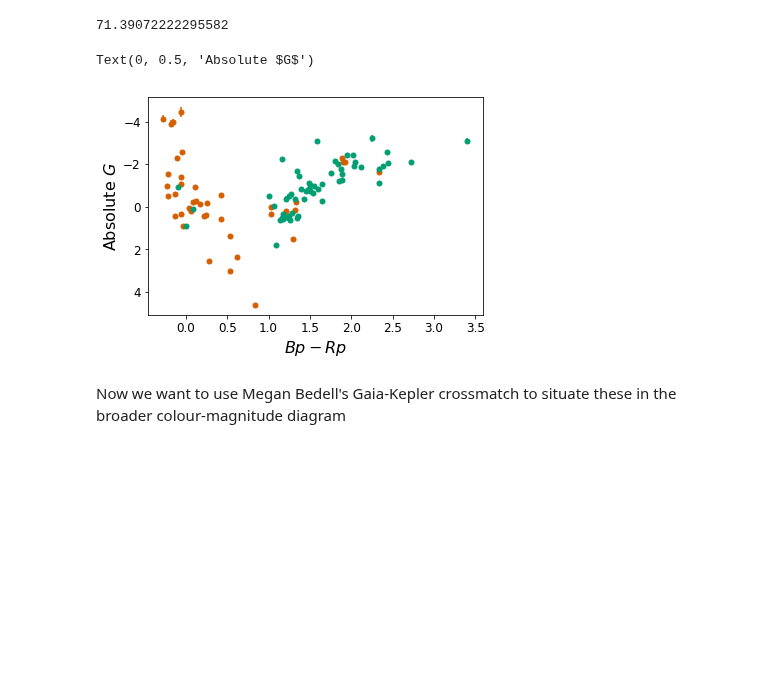
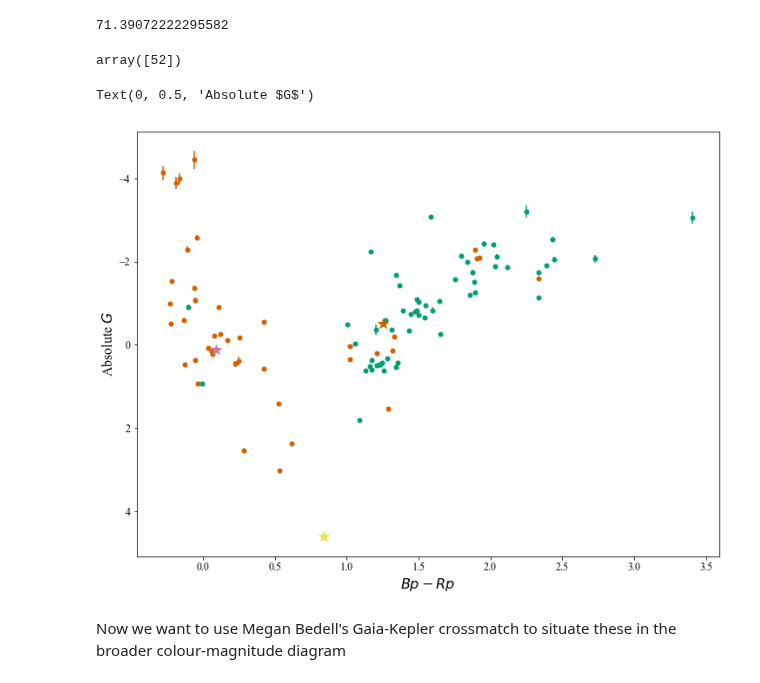
Before and after one commit to benjaminpope/smearcampaign, a Jupyter notebook: notebooks/read_catalogues.ipynb, the cells around one changed output. Cells and saved outputs as stored; diff of their text form; code cells hidden in the pictures; blank space fills up the shorter version.

```diff
--- a/notebooks/read_catalogues.ipynb
+++ b/notebooks/read_catalogues.ipynb
@@ -19,12 +19,13 @@ mpl.style.use('seaborn-colorblind')
 #(the ones in comments are the ipython notebook settings)
 
 mpl.rcParams['figure.figsize']=(12.0,9.0)    #(6.0,4.0)
-mpl.rcParams['font.size']=18               #10
-mpl.rcParams['savefig.dpi']= 200             #72
+mpl.rcParams['font.size']=20               #10
+mpl.rcParams['savefig.dpi']= 256             #72
 mpl.rcParams['axes.labelsize'] = 16
 mpl.rcParams['axes.labelsize'] = 16
 mpl.rcParams['xtick.labelsize'] = 12
 mpl.rcParams['ytick.labelsize'] = 12
+mpl.rcParams["font.family"] = "Times New Roman"
 
 colours = mpl.rcParams['axes.prop_cycle'].by_key()['color']
 # %% [markdown]
@@ -40,22 +49,49 @@ diff = Table.read(fname_diff)
 diff.rename_column('Star','Object')
 diff.sort('Object')
 
+
 diff_extra = Table.read(fname_diff_extra)
 diff_extra.rename_column('Star','Object')
 diff_extra.sort('Object')
 
-diff = vstack(diff,diff_extra)
+for key in diff_extra.keys():
+    if 'err' not in key:
+        diff_extra.rename_column(key,key.replace('_Fe',''))
+    if key[:2] == 'Fe':
+        diff_extra.remove_column(key)
+
+
+for obj in diff_extra:
+    diff.add_row(obj)
+
+diff.sort('Object')
 diff.write('abundances_diff.csv',format='ascii')
 
 nodiff = Table.read(fname_nodiff)
 nodiff.rename_column('Star','Object')
 nodiff.sort('Object')
 
+nodiff.remove_columns(['Zn','Znerr'])
+
 nodiff_extra = Table.read(fname_nodiff_extra)
 nodiff_extra.rename_column('Star','Object')
 nodiff_extra.sort('Object')
 
+
+for key in nodiff_extra.keys():
+    if 'err' not in key:
+        nodiff_extra.rename_column(key,key.replace('_Fe',''))
+    if key[:2] == 'Fe':
+        nodiff_extra.remove_column(key)
+
+# no sodium
+# nodiff_extra.add_column((Column(np.ones(4)*np.nan,name='Zn')))
+# nodiff_extra.add_column((Column(np.ones(4)*np.nan,name='Znerr')))
+
+for obj in nodiff_extra:
+    nodiff.add_row(obj)
 nodiff = vstack(nodiff,nodiff_extra)
+nodiff.sort('Object')
 nodiff.write('abundances_nodiff.csv',format='ascii')
 # %% [output]
 WARNING: AstropyDeprecationWarning: abundances_diff.csv already exists. Automatically overwriting ASCII files is deprecated. Use the argument 'overwrite=True' in the future. [astropy.io.ascii.ui]
@@ -745,21 +800,28 @@ abs_gg_hi = abs_mag(full_cat['phot_g_mean_mag'],full_cat['r_hi'])
 abs_gg_lo = abs_mag(full_cat['phot_g_mean_mag'],full_cat['r_lo'])
 errorbars[0,:] = abs_gg_hi-abs_gg
 errorbars[1,:] = abs_gg-abs_gg_lo
+# %%
+star1 = np.where(full_cat['Name']=='HD_182354')[0]
+# %% [output]
+array([52])
 # %%
 rc('text', usetex=False)
 m = np.where(full_cat['TRES?']!='--')[0]
 mm = np.where(full_cat['TRES?']=='--')[0]
 
 bp_rp = full_cat['bp_rp']
 plt.errorbar(bp_rp[mm],abs_gg[mm],yerr=errorbars[:,mm],fmt='.',color=colours[2],label=r'Smear Campaign (no spectra)',markersize=10)
 plt.errorbar(bp_rp[m],abs_gg[m],yerr=errorbars[:,m],fmt='.',color=colours[1],label=r'Smear Campaign (with spectra)',markersize=10)
+for j,special in enumerate(['HD_182354','HD_176209','BD+43_3068']):
+    mmm = np.where(full_cat['Name']==special)[0]
+    plt.errorbar(bp_rp[mmm],abs_gg[mmm],yerr=errorbars[:,mmm],fmt='*',color=colours[2+j],label=special,markersize=12)
 plt.gca().invert_yaxis()
 plt.xlabel(r'$Bp-Rp$')
 plt.ylabel(r'Absolute $G$')
 # plt.legend()
 # %% [output]
 Text(0, 0.5, 'Absolute $G$')
-[figure, old version]
+[figure, new version]
 # %% [markdown]
 Now we want to use Megan Bedell's Gaia-Kepler crossmatch to situate these in the broader colour-magnitude diagram
 # %%
```
Also changed, not shown: parts of 11 cells of this notebook, 43 other files.
